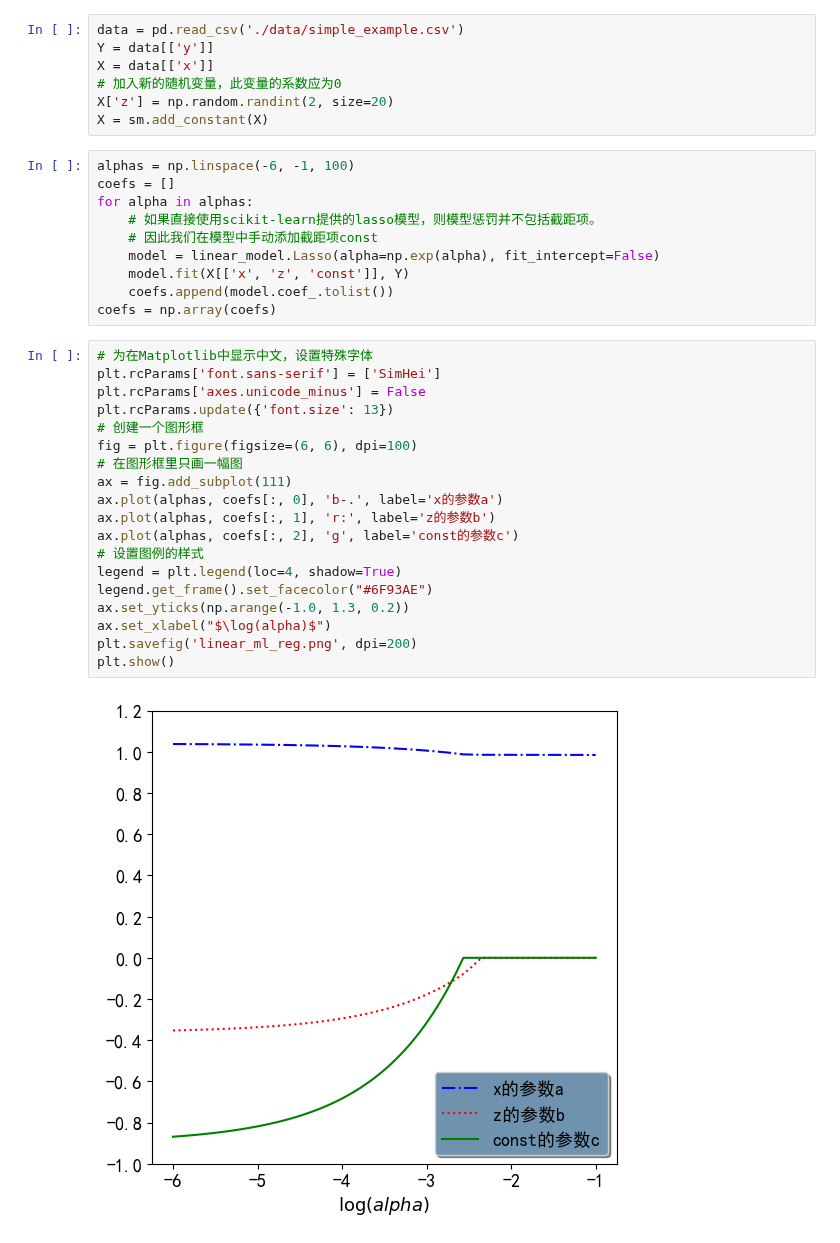
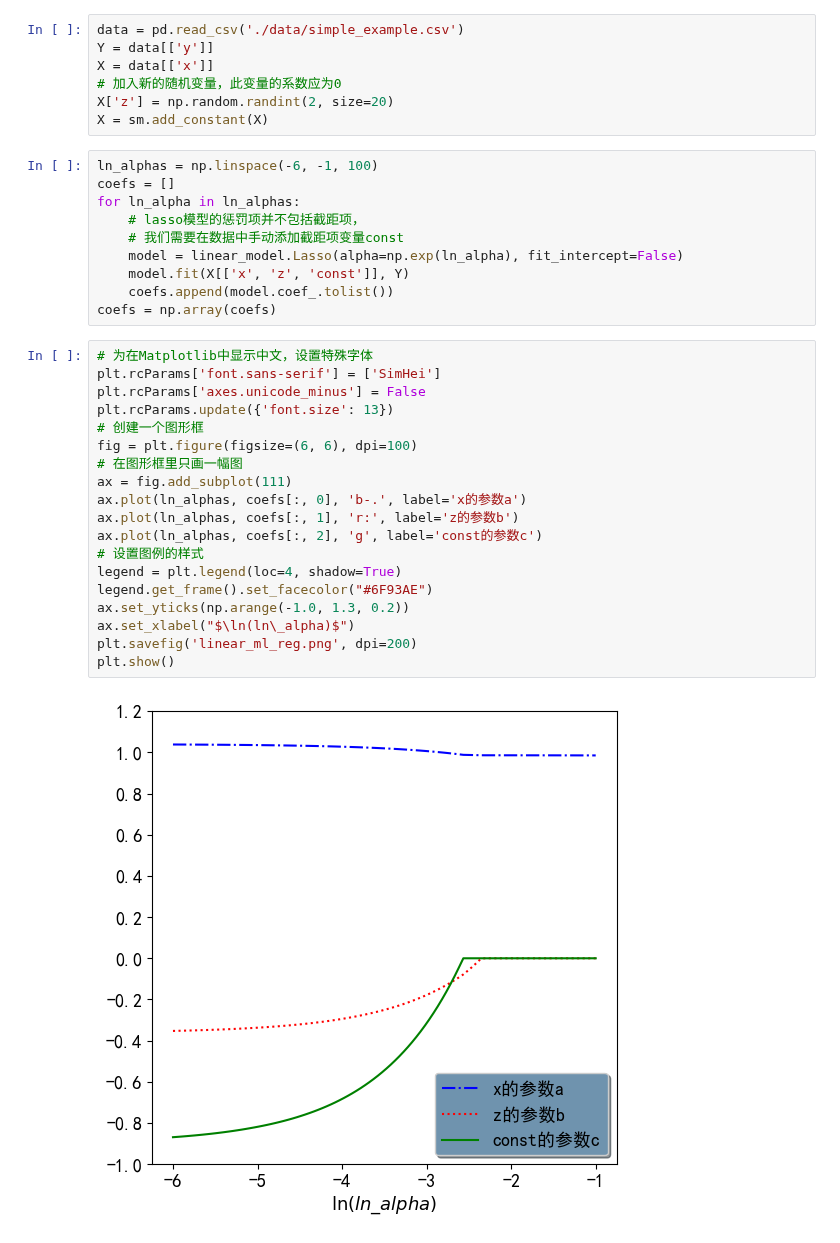
Before and after one commit to GenTang/regression2chatgpt, a Jupyter notebook: ch03_linear/linear_illusion_reg.ipynb, the cells around one changed output. Cells and saved outputs as stored; diff of their text form.

```diff
--- a/ch03_linear/linear_illusion_reg.ipynb
+++ b/ch03_linear/linear_illusion_reg.ipynb
@@ -16,33 +16,33 @@ X = data[['x']]
 X['z'] = np.random.randint(2, size=20)
 X = sm.add_constant(X)
 # %%
-alphas = np.linspace(-6, -1, 100)
+ln_alphas = np.linspace(-6, -1, 100)
 coefs = []
-for alpha in alphas:
-    # 如果直接使用scikit-learn提供的lasso模型，则模型惩罚并不包括截距项。
-    # 因此我们在模型中手动添加截距项const
-    model = linear_model.Lasso(alpha=np.exp(alpha), fit_intercept=False)
+for ln_alpha in ln_alphas:
+    # lasso模型的惩罚项并不包括截距项，
+    # 我们需要在数据中手动添加截距项变量const
+    model = linear_model.Lasso(alpha=np.exp(ln_alpha), fit_intercept=False)
     model.fit(X[['x', 'z', 'const']], Y)
     coefs.append(model.coef_.tolist())
 coefs = np.array(coefs)
 # %%
 # 为在Matplotlib中显示中文，设置特殊字体
 plt.rcParams['font.sans-serif'] = ['SimHei']
 plt.rcParams['axes.unicode_minus'] = False
 plt.rcParams.update({'font.size': 13})
 # 创建一个图形框
 fig = plt.figure(figsize=(6, 6), dpi=100)
 # 在图形框里只画一幅图
 ax = fig.add_subplot(111)
-ax.plot(alphas, coefs[:, 0], 'b-.', label='x的参数a')
-ax.plot(alphas, coefs[:, 1], 'r:', label='z的参数b')
-ax.plot(alphas, coefs[:, 2], 'g', label='const的参数c')
+ax.plot(ln_alphas, coefs[:, 0], 'b-.', label='x的参数a')
+ax.plot(ln_alphas, coefs[:, 1], 'r:', label='z的参数b')
+ax.plot(ln_alphas, coefs[:, 2], 'g', label='const的参数c')
 # 设置图例的样式
 legend = plt.legend(loc=4, shadow=True)
 legend.get_frame().set_facecolor("#6F93AE")
 ax.set_yticks(np.arange(-1.0, 1.3, 0.2))
-ax.set_xlabel("$\log(alpha)$")
+ax.set_xlabel("$\ln(ln\_alpha)$")
 plt.savefig('linear_ml_reg.png', dpi=200)
 plt.show()
 # %% [output]
-[figure, old version]
+[figure, new version]
```
Also changed, not shown: 2 other files.
